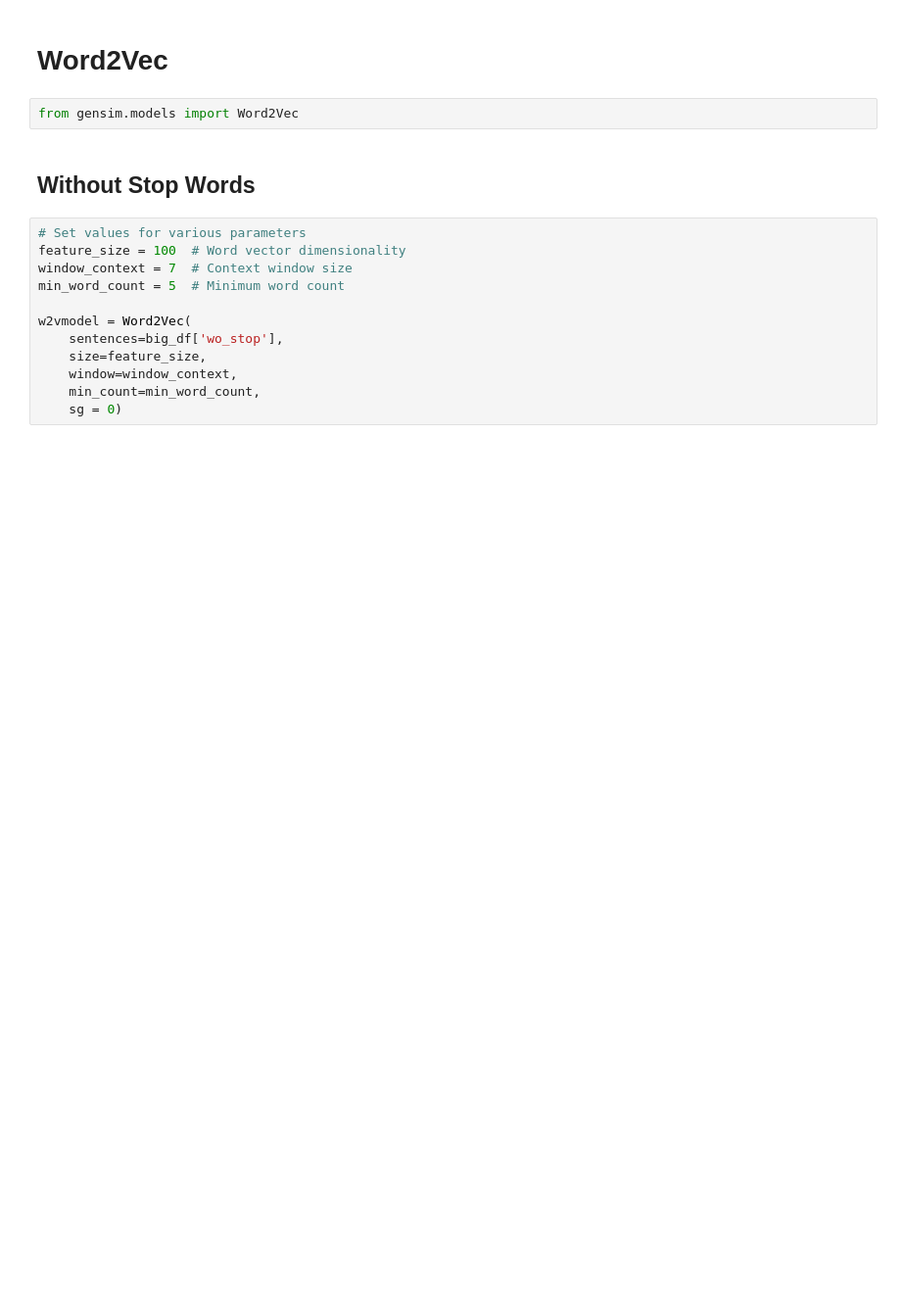
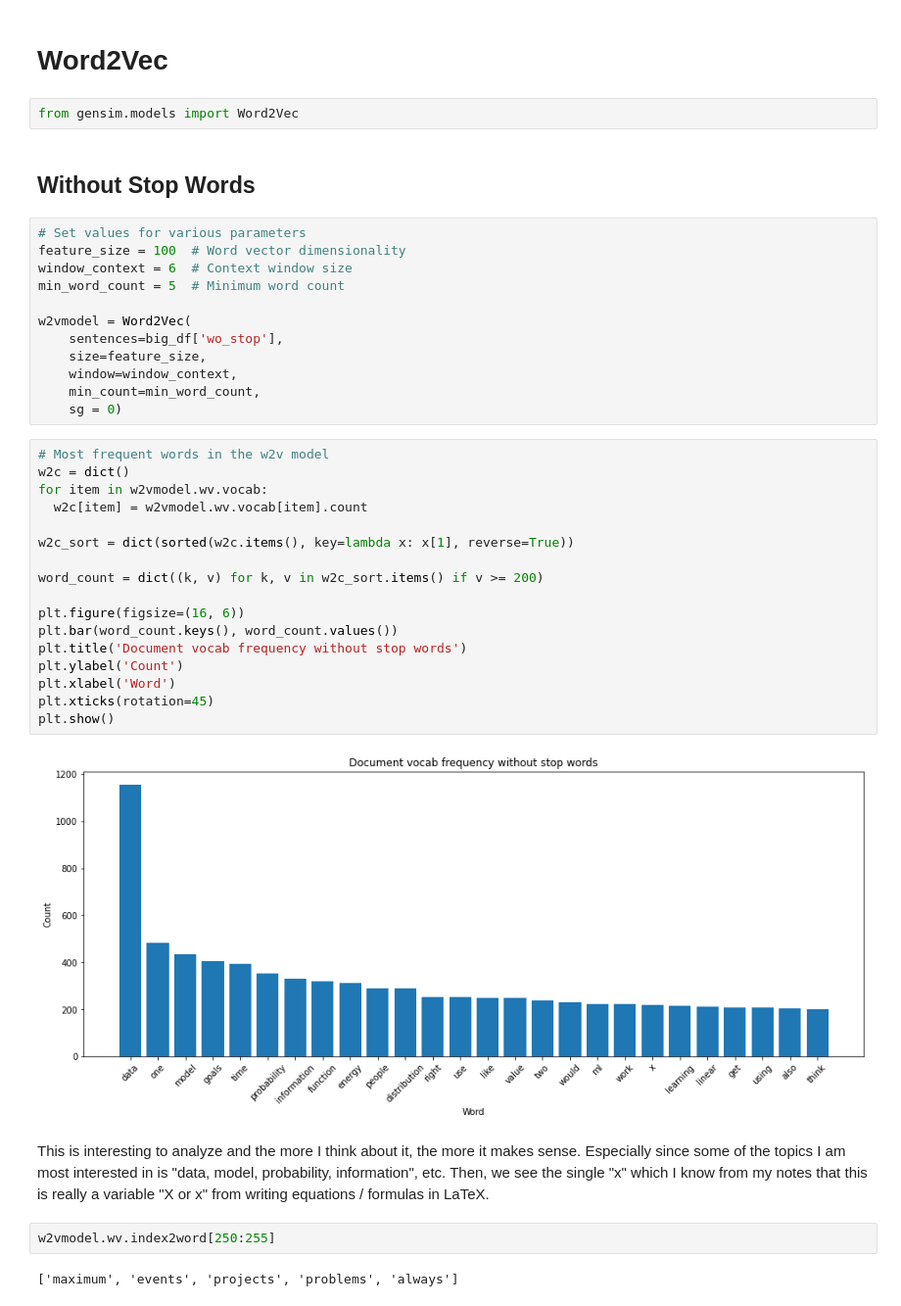
Before and after one commit to GStechschulte/Side_Projects, a Jupyter notebook: Roam_Research_Embedding/roam_research_embedding.ipynb, the cells around one changed output. Shown at 98% size. Cells and saved outputs as stored; diff of their text form; blank space fills up the shorter version.

```diff
--- a/Roam_Research_Embedding/roam_research_embedding.ipynb
+++ b/Roam_Research_Embedding/roam_research_embedding.ipynb
@@ -171,7 +180,7 @@ from gensim.models import Word2Vec
 # %%
 # Set values for various parameters
 feature_size = 100  # Word vector dimensionality
-window_context = 7  # Context window size
+window_context = 6  # Context window size
 min_word_count = 5  # Minimum word count
 
 w2vmodel = Word2Vec(
@@ -180,3 +189,28 @@ w2vmodel = Word2Vec(
     window=window_context,
     min_count=min_word_count,
     sg = 0)
+# %%
+# Most frequent words in the w2v model
+w2c = dict()
+for item in w2vmodel.wv.vocab:
+  w2c[item] = w2vmodel.wv.vocab[item].count
+
+w2c_sort = dict(sorted(w2c.items(), key=lambda x: x[1], reverse=True))
+
+word_count = dict((k, v) for k, v in w2c_sort.items() if v >= 200)
+
+plt.figure(figsize=(16, 6))
+plt.bar(word_count.keys(), word_count.values())
+plt.title('Document vocab frequency without stop words')
+plt.ylabel('Count')
+plt.xlabel('Word')
+plt.xticks(rotation=45)
+plt.show()
+# %% [output]
+[figure, added]
+# %% [markdown]
+This is interesting to analyze and the more I think about it, the more it makes sense. Especially since some of the topics I am most interested in is "data, model, probability, information", etc. Then, we see the single "x" which I know from my notes that this is really a variable "X or x" from writing equations / formulas in LaTeX.
+# %%
+w2vmodel.wv.index2word[250:255]
+# %% [output]
+['maximum', 'events', 'projects', 'problems', 'always']
```
Also changed, not shown: parts of 42 cells of this notebook.
